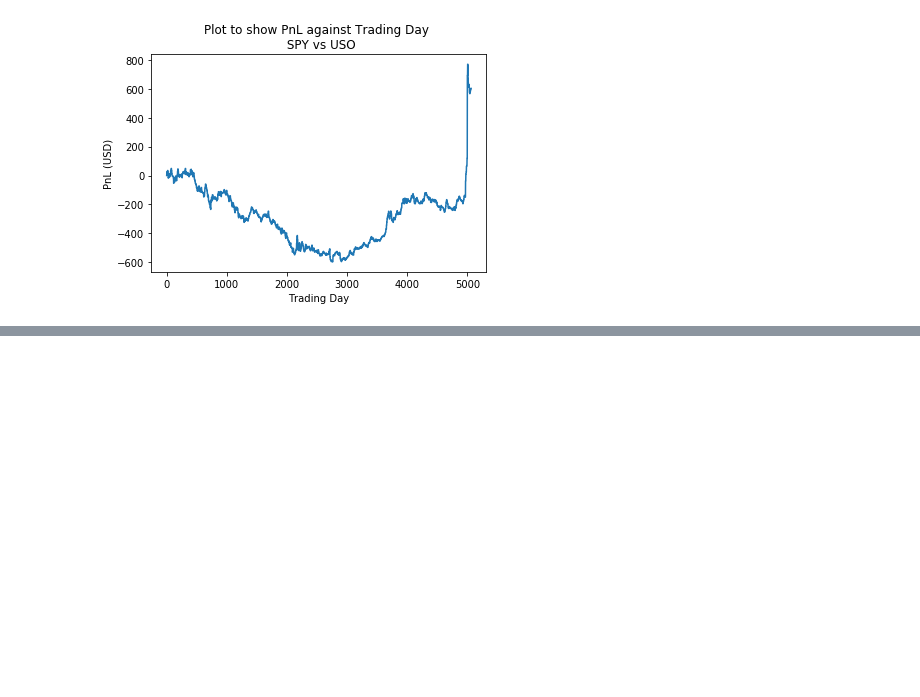
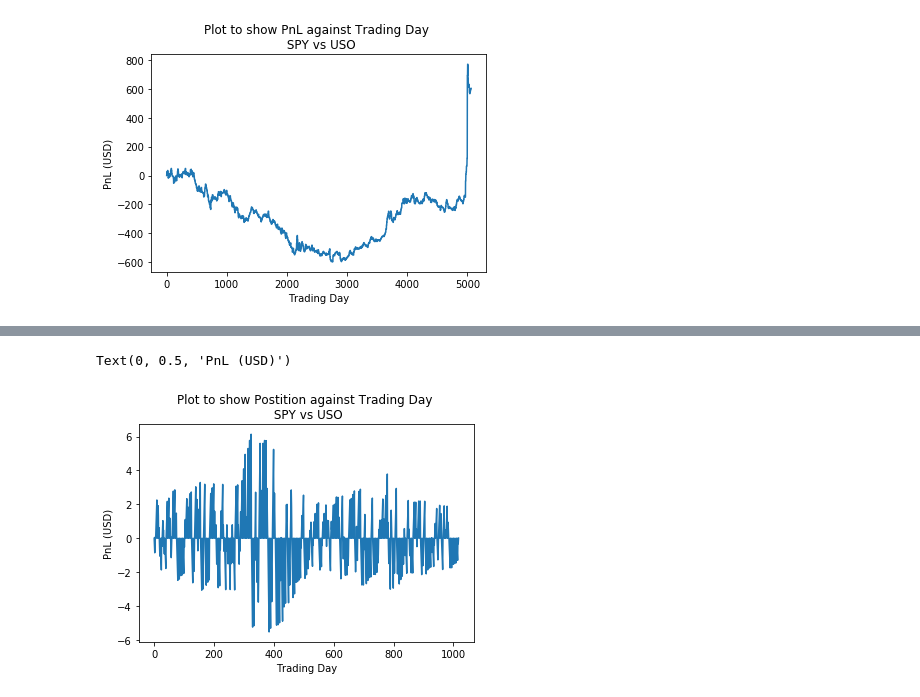
Before and after one commit to hamjamjam/Crypto, a Jupyter notebook: InitialAnalysis_jv_working.ipynb, the cells around one changed output, grey strips where cells are left out. Saved outputs shown, nothing was run; the diff lists cells and outputs as text; code cells hidden in the pictures; blank space fills up the shorter version.

```diff
--- a/InitialAnalysis_jv_working.ipynb
+++ b/InitialAnalysis_jv_working.ipynb
@@ -226,0 +247,8 @@ Text(0, 0.5, 'PnL (USD)')
+# %%
+plt.plot(position1vec)
+plt.title("Plot to show Postition against Trading Day \n SPY vs USO")
+plt.xlabel("Trading Day")
+plt.ylabel("PnL (USD)")
+# %% [output]
+Text(0, 0.5, 'PnL (USD)')
+[figure, added]
```
Also changed, not shown: parts of 13 cells of this notebook.
